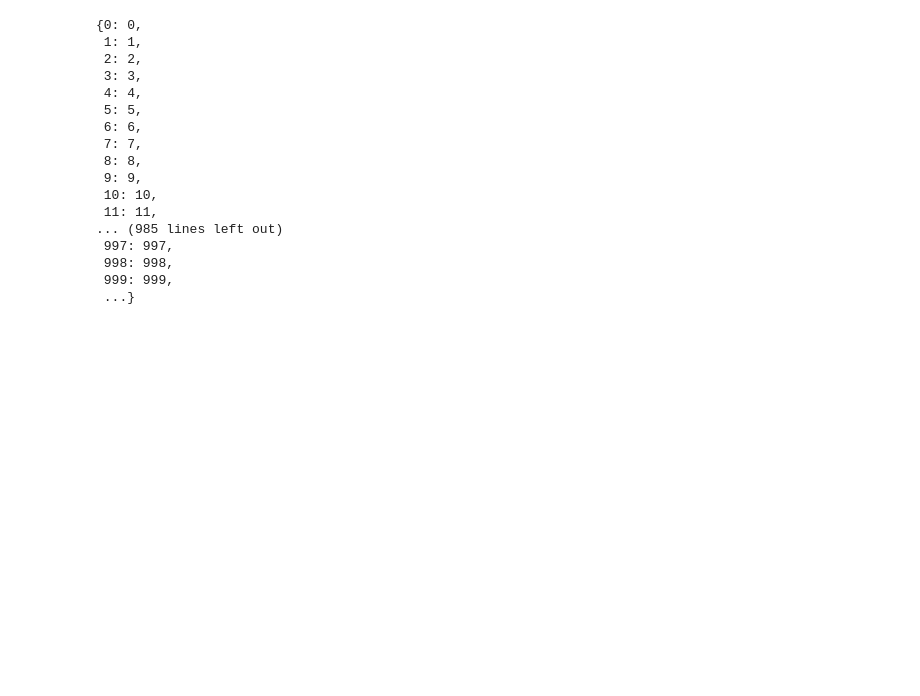
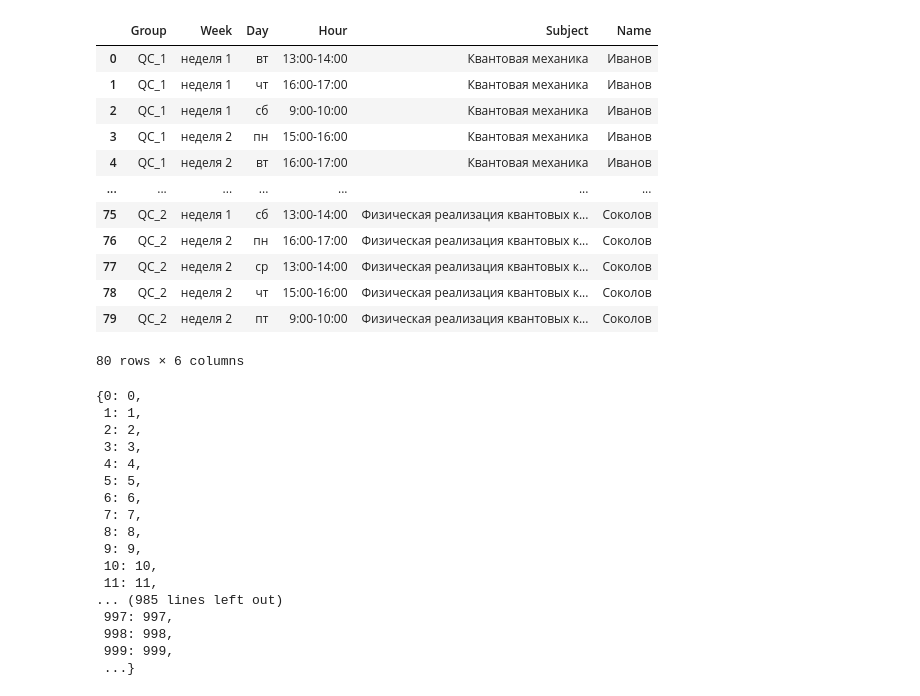
Before and after one commit to Lazemir/QGood, a Jupyter notebook: Task 1/Task 1 LogEnc.ipynb, the cells around one changed output. Cells and saved outputs as stored; diff of their text form; code cells hidden in the pictures; blank space fills up the shorter version.

```diff
--- a/Task 1/Task 1 LogEnc.ipynb
+++ b/Task 1/Task 1 LogEnc.ipynb
@@ -106,3 +244,40 @@ Sample(sample={0: 0, 1: 0, 2: 0, 3: 0, 4: 0, 5: 0, 6: 0, 7: 0, 8: 0, 9: 0, 10: 0
+# %%
+for (n, g, w, d, h) in itertools.product(range(Nt), range(Ng), range(Nw), range(Nd), range(Nh)):
+    if sampleset.first.sample[v(2*n+g, w, d, h)]:
+        exp_dict["Group"].append(custom_dict_group[g])
+        exp_dict["Week"].append(custom_dict_week[w])
+        exp_dict["Day"].append(custom_dict_day[d])
+        exp_dict["Hour"].append(custom_dict_hour[h])
+        exp_dict["Subject"].append(custom_dict_subject[2*n])
+        exp_dict["Name"].append(custom_dict_teacher[n])
+# %%
+for (n, g, w, d, h) in itertools.product(range(Nt), range(Ng), range(Nw), range(Nd), range(Nh)):
+    if dat[v(2*n+g, w, d, h)]:
+        exp_dict["Group"].append(custom_dict_group[g])
+        exp_dict["Week"].append(custom_dict_week[w])
+        exp_dict["Day"].append(custom_dict_day[d])
+        exp_dict["Hour"].append(custom_dict_hour[h])
+        exp_dict["Subject"].append(custom_dict_subject[2*n])
+        exp_dict["Name"].append(custom_dict_teacher[n])
+# %%
+export = pd.DataFrame(exp_dict)
+export.to_csv("solution_from_Qboarg.csv")
+# %%
+export[export['Name']]
+# %% [output]
+|  | Group | Week | Day | Hour | Subject | Name |
+| 0 | QC_1 | неделя 1 | вт | 13:00-14:00 | Квантовая механика | Иванов |
+| 1 | QC_1 | неделя 1 | чт | 16:00-17:00 | Квантовая механика | Иванов |
+| 2 | QC_1 | неделя 1 | сб | 9:00-10:00 | Квантовая механика | Иванов |
+| 3 | QC_1 | неделя 2 | пн | 15:00-16:00 | Квантовая механика | Иванов |
+| 4 | QC_1 | неделя 2 | вт | 16:00-17:00 | Квантовая механика | Иванов |
+| ... | ... | ... | ... | ... | ... | ... |
+| 75 | QC_2 | неделя 1 | сб | 13:00-14:00 | Физическая реализация квантовых к... | Соколов |
+| 76 | QC_2 | неделя 2 | пн | 16:00-17:00 | Физическая реализация квантовых к... | Соколов |
+| 77 | QC_2 | неделя 2 | ср | 13:00-14:00 | Физическая реализация квантовых к... | Соколов |
+| 78 | QC_2 | неделя 2 | чт | 15:00-16:00 | Физическая реализация квантовых к... | Соколов |
+| 79 | QC_2 | неделя 2 | пт | 9:00-10:00 | Физическая реализация квантовых к... | Соколов |
+80 rows × 6 columns
 # %%
 variables
 # %% [output]
```
Also changed, not shown: parts of 16 cells of this notebook.
